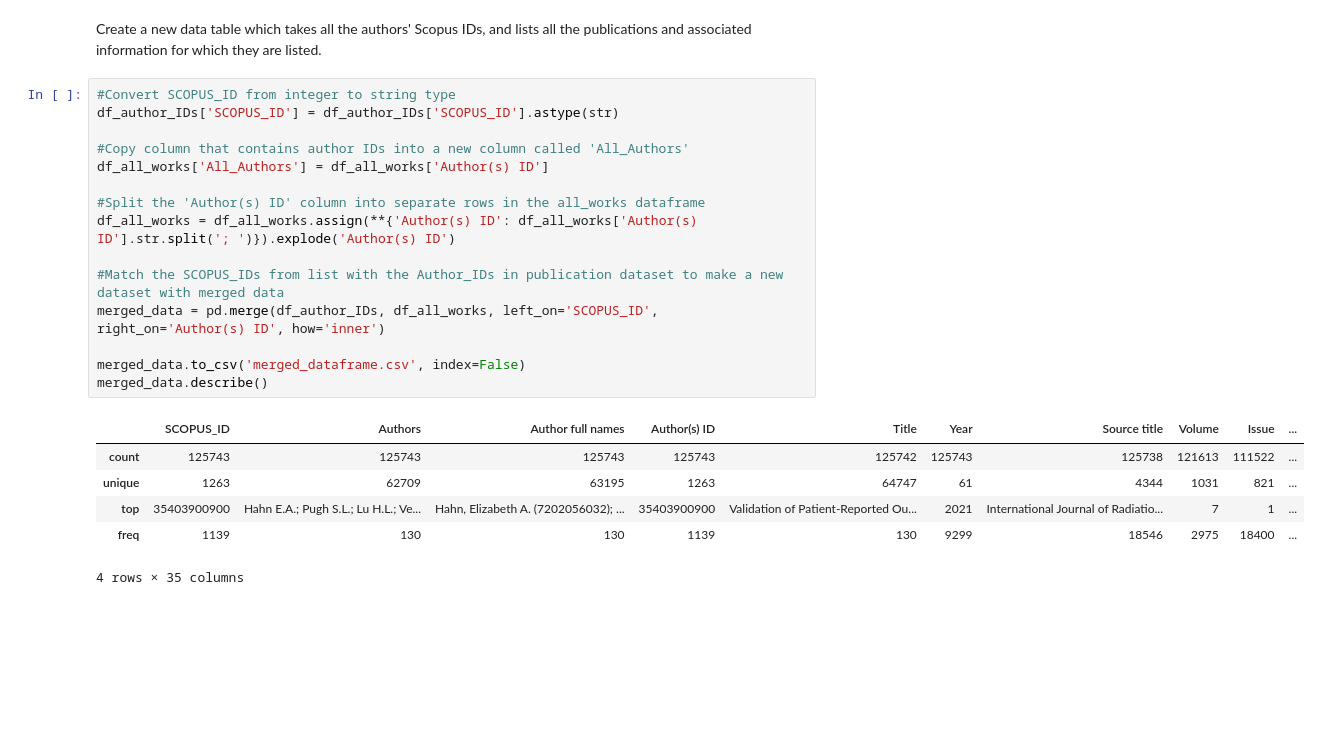
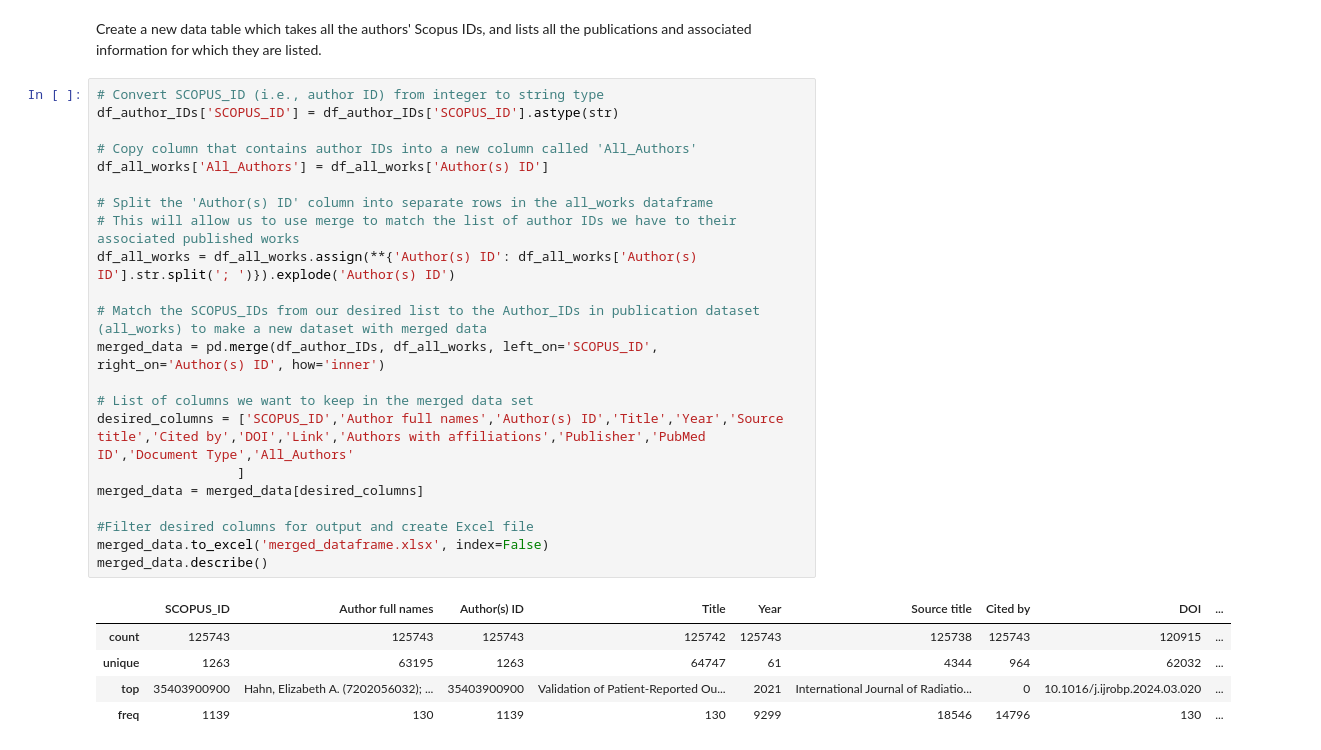
Before and after one commit to muon2998/QFactor, a Jupyter notebook: qscore.ipynb, the cells around one changed output. Drawn from its saved outputs; the diff is of its cells as text; blank space fills up the shorter version.

Commit message:
Changed export files to be .xlsx instead of .csv. Also, added some summary statistics related to authors, publications, and citations

```diff
--- a/qscore.ipynb
+++ b/qscore.ipynb
@@ -46,24 +45,30 @@ freq               64024                                8499   64402         2
 # %% [markdown]
 Create a new data table which takes all the authors' Scopus IDs, and lists all the publications and associated information for which they are listed.
 # %%
-#Convert SCOPUS_ID from integer to string type
+# Convert SCOPUS_ID (i.e., author ID) from integer to string type
 df_author_IDs['SCOPUS_ID'] = df_author_IDs['SCOPUS_ID'].astype(str)
 
-#Copy column that contains author IDs into a new column called 'All_Authors'
+# Copy column that contains author IDs into a new column called 'All_Authors'
 df_all_works['All_Authors'] = df_all_works['Author(s) ID']
 
-#Split the 'Author(s) ID' column into separate rows in the all_works dataframe
+# Split the 'Author(s) ID' column into separate rows in the all_works dataframe
+# This will allow us to use merge to match the list of author IDs we have to their associated published works
 df_all_works = df_all_works.assign(**{'Author(s) ID': df_all_works['Author(s) ID'].str.split('; ')}).explode('Author(s) ID')
 
-#Match the SCOPUS_IDs from list with the Author_IDs in publication dataset to make a new dataset with merged data
+# Match the SCOPUS_IDs from our desired list to the Author_IDs in publication dataset (all_works) to make a new dataset with merged data
 merged_data = pd.merge(df_author_IDs, df_all_works, left_on='SCOPUS_ID', right_on='Author(s) ID', how='inner')
 
-merged_data.to_csv('merged_dataframe.csv', index=False)
+# List of columns we want to keep in the merged data set
+desired_columns = ['SCOPUS_ID','Author full names','Author(s) ID','Title','Year','Source title','Cited by','DOI','Link','Authors with affiliations','Publisher','PubMed ID','Document Type','All_Authors'
+                  ]
+merged_data = merged_data[desired_columns]
+
+#Filter desired columns for output and create Excel file
+merged_data.to_excel('merged_dataframe.xlsx', index=False)
 merged_data.describe()
 # %% [output]
-|  | SCOPUS_ID | Authors | Author full names | Author(s) ID | Title | Year | Source title | Volume | Issue | ... |
-| count | 125743 | 125743 | 125743 | 125743 | 125742 | 125743 | 125738 | 121613 | 111522 | ... |
-| unique | 1263 | 62709 | 63195 | 1263 | 64747 | 61 | 4344 | 1031 | 821 | ... |
-| top | 35403900900 | Hahn E.A.; Pugh S.L.; Lu H.L.; Ve... | Hahn, Elizabeth A. (7202056032); ... | 35403900900 | Validation of Patient-Reported Ou... | 2021 | International Journal of Radiatio... | 7 | 1 | ... |
-| freq | 1139 | 130 | 130 | 1139 | 130 | 9299 | 18546 | 2975 | 18400 | ... |
+|  | SCOPUS_ID | Author full names | Author(s) ID | Title | Year | Source title | Cited by | DOI | ... |
+| count | 125743 | 125743 | 125743 | 125742 | 125743 | 125738 | 125743 | 120915 | ... |
+| unique | 1263 | 63195 | 1263 | 64747 | 61 | 4344 | 964 | 62032 | ... |
+| top | 35403900900 | Hahn, Elizabeth A. (7202056032); ... | 35403900900 | Validation of Patient-Reported Ou... | 2021 | International Journal of Radiatio... | 0 | 10.1016/j.ijrobp.2024.03.020 | ... |
+| freq | 1139 | 130 | 1139 | 130 | 9299 | 18546 | 14796 | 130 | ... |
-4 rows × 35 columns
```
Also changed, not shown: parts of 8 cells of this notebook.
